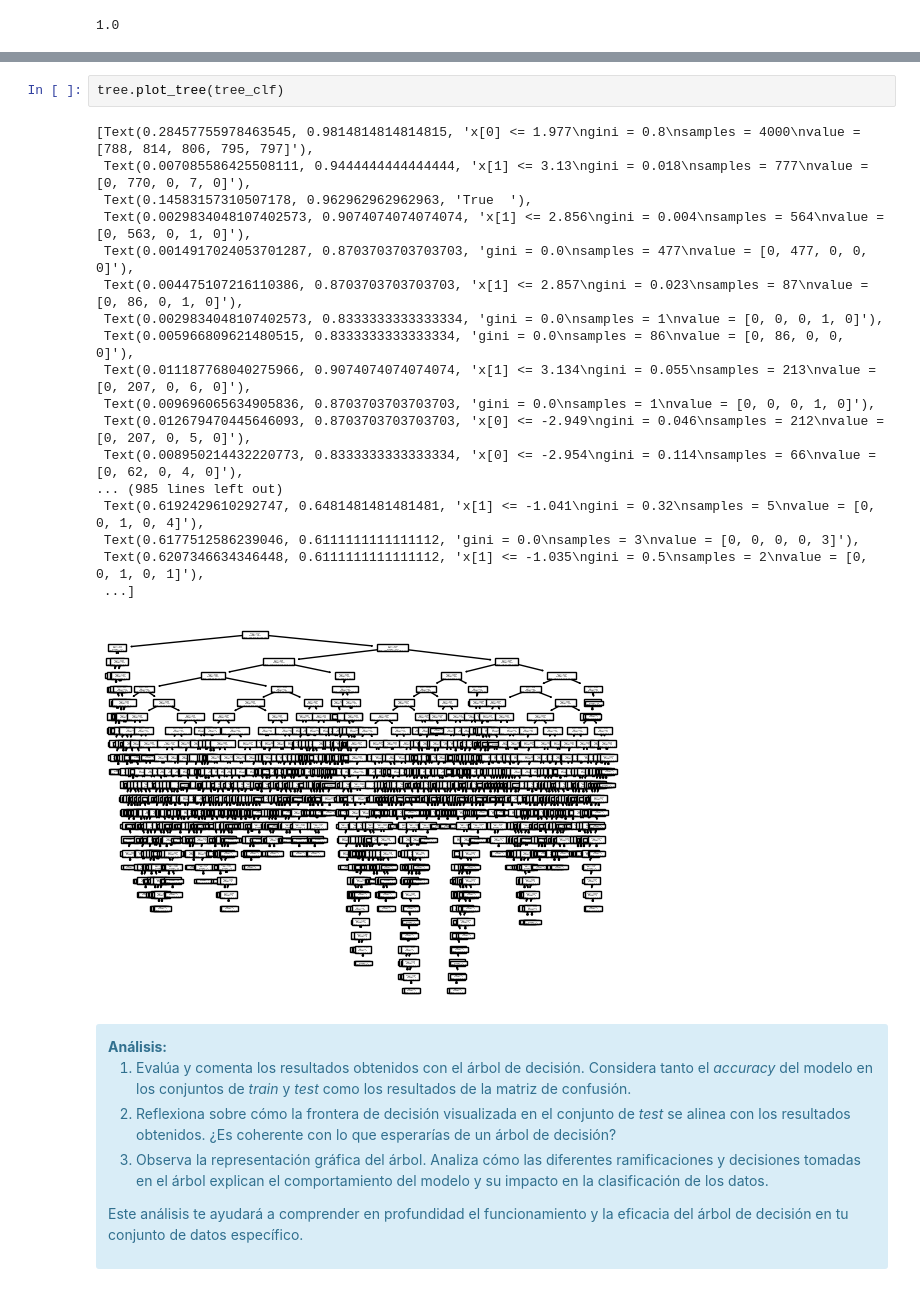
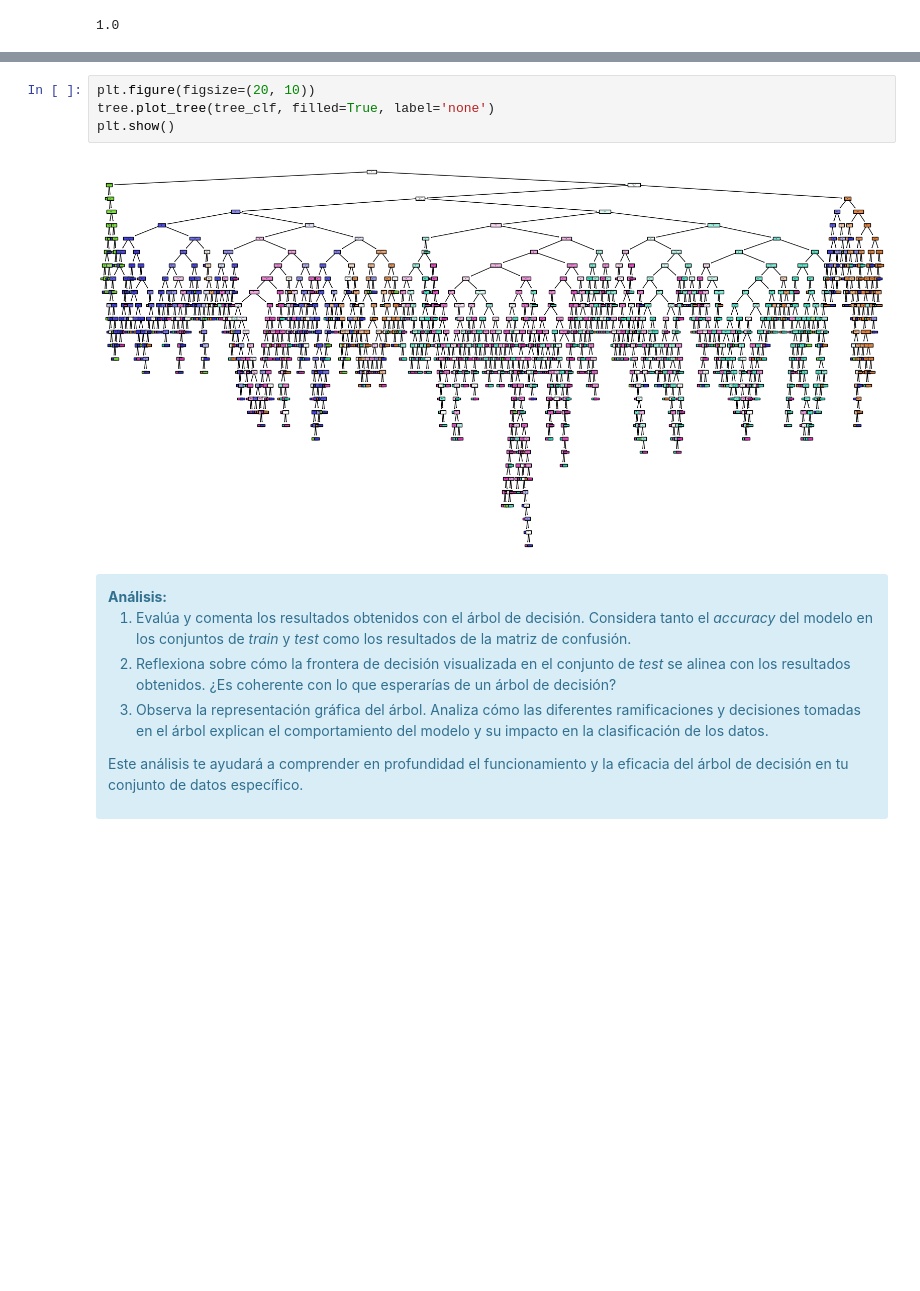
Before and after one commit to Hulkilla/Aprendizaje-Automatico, a Jupyter notebook: PEC3/M2_891_20241_PEC3_Marina.ipynb, the cells around one changed output, grey strips where cells are left out. Saved outputs shown, nothing was run; the diff lists cells and outputs as text; blank space fills up the shorter version.

```diff
--- a/PEC3/M2_891_20241_PEC3_Marina.ipynb
+++ b/PEC3/M2_891_20241_PEC3_Marina.ipynb
@@ -798,24 +808,9 @@ plot_decision_boundaries(tree_clf, X_test_projection, y_pred_tree)
-# %%
-tree.plot_tree(tree_clf)
-# %% [output]
-[Text(0.28457755978463545, 0.9814814814814815, 'x[0] <= 1.977\ngini = 0.8\nsamples = 4000\nvalue = [788, 814, 806, 795, 797]'),
- Text(0.007085586425508111, 0.9444444444444444, 'x[1] <= 3.13\ngini = 0.018\nsamples = 777\nvalue = [0, 770, 0, 7, 0]'),
- Text(0.14583157310507178, 0.962962962962963, 'True  '),
- Text(0.0029834048107402573, 0.9074074074074074, 'x[1] <= 2.856\ngini = 0.004\nsamples = 564\nvalue = [0, 563, 0, 1, 0]'),
- Text(0.0014917024053701287, 0.8703703703703703, 'gini = 0.0\nsamples = 477\nvalue = [0, 477, 0, 0, 0]'),
- Text(0.004475107216110386, 0.8703703703703703, 'x[1] <= 2.857\ngini = 0.023\nsamples = 87\nvalue = [0, 86, 0, 1, 0]'),
- Text(0.0029834048107402573, 0.8333333333333334, 'gini = 0.0\nsamples = 1\nvalue = [0, 0, 0, 1, 0]'),
- Text(0.005966809621480515, 0.8333333333333334, 'gini = 0.0\nsamples = 86\nvalue = [0, 86, 0, 0, 0]'),
- Text(0.011187768040275966, 0.9074074074074074, 'x[1] <= 3.134\ngini = 0.055\nsamples = 213\nvalue = [0, 207, 0, 6, 0]'),
- Text(0.009696065634905836, 0.8703703703703703, 'gini = 0.0\nsamples = 1\nvalue = [0, 0, 0, 1, 0]'),
- Text(0.012679470445646093, 0.8703703703703703, 'x[0] <= -2.949\ngini = 0.046\nsamples = 212\nvalue = [0, 207, 0, 5, 0]'),
- Text(0.008950214432220773, 0.8333333333333334, 'x[0] <= -2.954\ngini = 0.114\nsamples = 66\nvalue = [0, 62, 0, 4, 0]'),
-... (985 lines left out)
- Text(0.6192429610292747, 0.6481481481481481, 'x[1] <= -1.041\ngini = 0.32\nsamples = 5\nvalue = [0, 0, 1, 0, 4]'),
- Text(0.6177512586239046, 0.6111111111111112, 'gini = 0.0\nsamples = 3\nvalue = [0, 0, 0, 0, 3]'),
- Text(0.6207346634346448, 0.6111111111111112, 'x[1] <= -1.035\ngini = 0.5\nsamples = 2\nvalue = [0, 0, 1, 0, 1]'),
- ...]
-[figure, removed]
+# %%
+plt.figure(figsize=(20, 10))
+tree.plot_tree(tree_clf, filled=True, label='none')
+plt.show()
+# %% [output]
+[figure, added]
 # %% [markdown]
 <div class="alert alert-block alert-info">
 <strong>Análisis:</strong>
```
Also changed, not shown: parts of 80 cells of this notebook.
